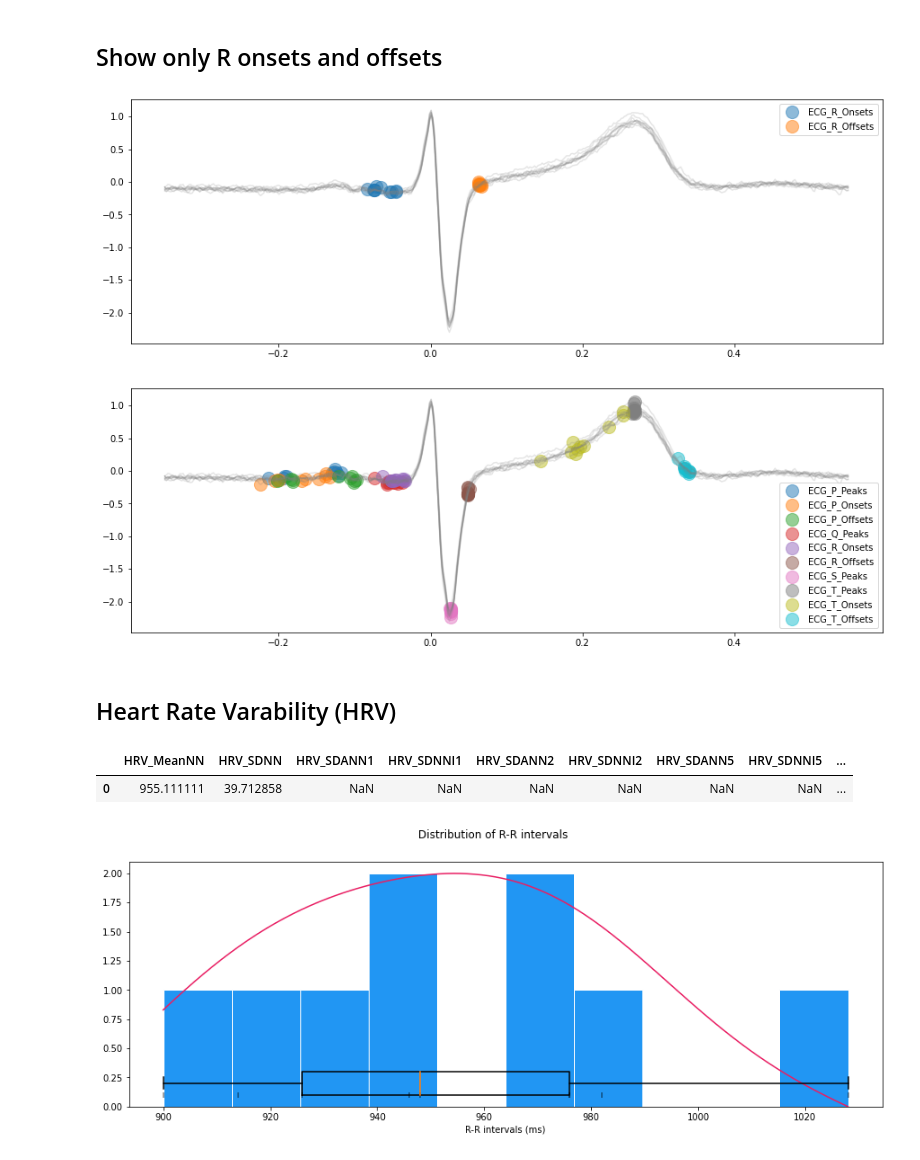
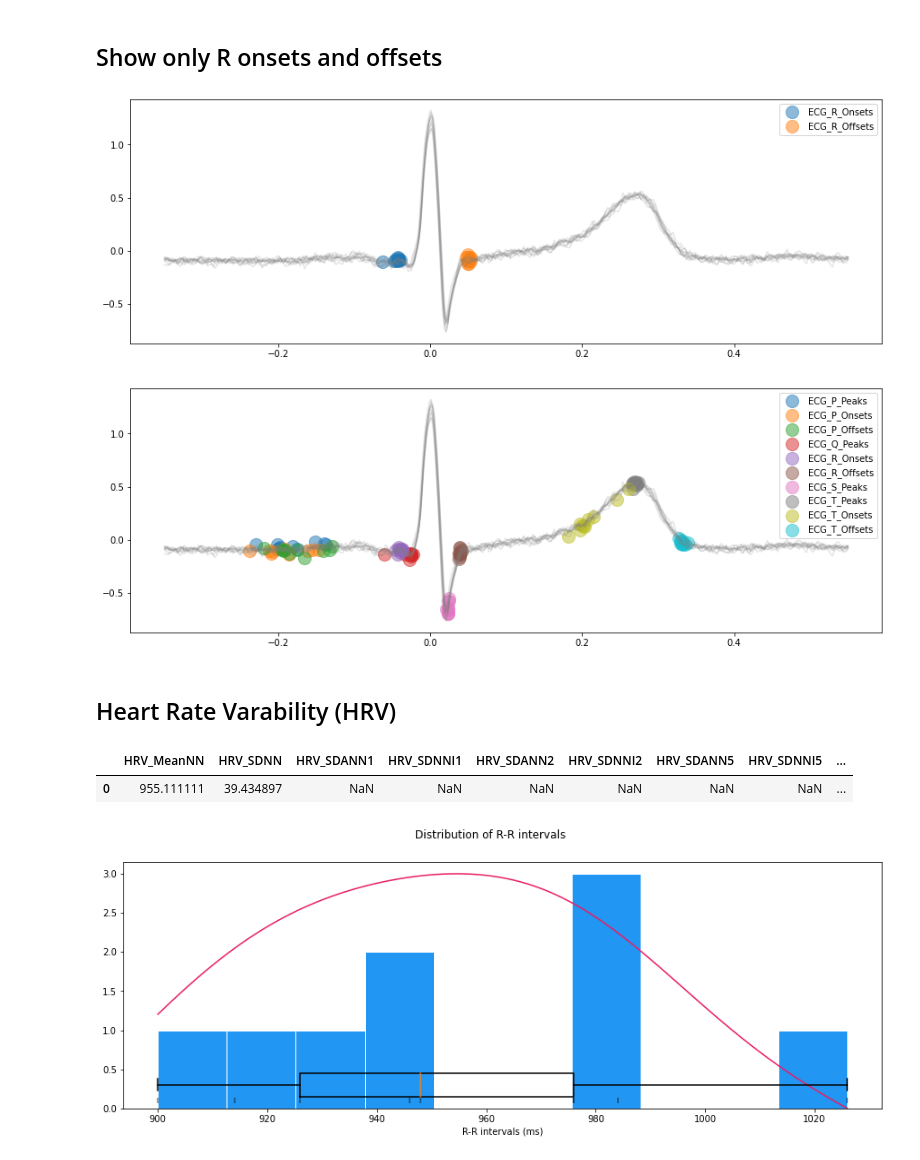
Before and after one commit to sametdumankaya/ECGProject, a Jupyter notebook: main_neurokit2.ipynb, the cells around one changed output. Saved outputs shown, nothing was run; the diff lists cells and outputs as text; code cells hidden in the pictures.

```diff
--- a/main_neurokit2.ipynb
+++ b/main_neurokit2.ipynb
@@ -102,22 +92,22 @@ signal_cwt, waves_cwt = nk.ecg_delineate(df["V3"], rpeaks, sampling_rate=500, me
 ## Show only R onsets and offsets
 # %%
 # Visualize R-waves boundaries
-signal_cwt, waves_cwt = nk.ecg_delineate(df["V3"], rpeaks, sampling_rate=500, method="cwt", show=True, show_type='bounds_R')
+signal_cwt, waves_cwt = nk.ecg_delineate(df["V6"], rpeaks, sampling_rate=500, method="cwt", show=True, show_type='bounds_R')
 # %% [output]
-[figure, old version]
+[figure, new version]
 # %%
 # Delineate the ECG signal
-signal_dwt, waves_dwt = nk.ecg_delineate(df["V3"], rpeaks, sampling_rate=500, method="dwt", show=True, show_type='all')
+signal_dwt, waves_dwt = nk.ecg_delineate(df["V6"], rpeaks, sampling_rate=500, method="dwt", show=True, show_type='all')
 # %% [output]
-[figure, old version]
+[figure, new version]
 # %% [markdown]
 ## Heart Rate Varability (HRV)
 # %%
 # Find peaks
-peaks, info = nk.ecg_peaks(df["V3"], sampling_rate=500)
+peaks, info = nk.ecg_peaks(df["V6"], sampling_rate=500)
 hrv_time = nk.hrv_time(peaks, sampling_rate=500, show=True)
 hrv_time
 # %% [output]
 |  | HRV_MeanNN | HRV_SDNN | HRV_SDANN1 | HRV_SDNNI1 | HRV_SDANN2 | HRV_SDNNI2 | HRV_SDANN5 | HRV_SDNNI5 | ... |
-| 0 | 955.111111 | 39.712858 | NaN | NaN | NaN | NaN | NaN | NaN | ... |
+| 0 | 955.111111 | 39.434897 | NaN | NaN | NaN | NaN | NaN | NaN | ... |
-[figure, old version]
+[figure, new version]
```
Also changed, not shown: parts of 11 cells of this notebook, 4 other files.
